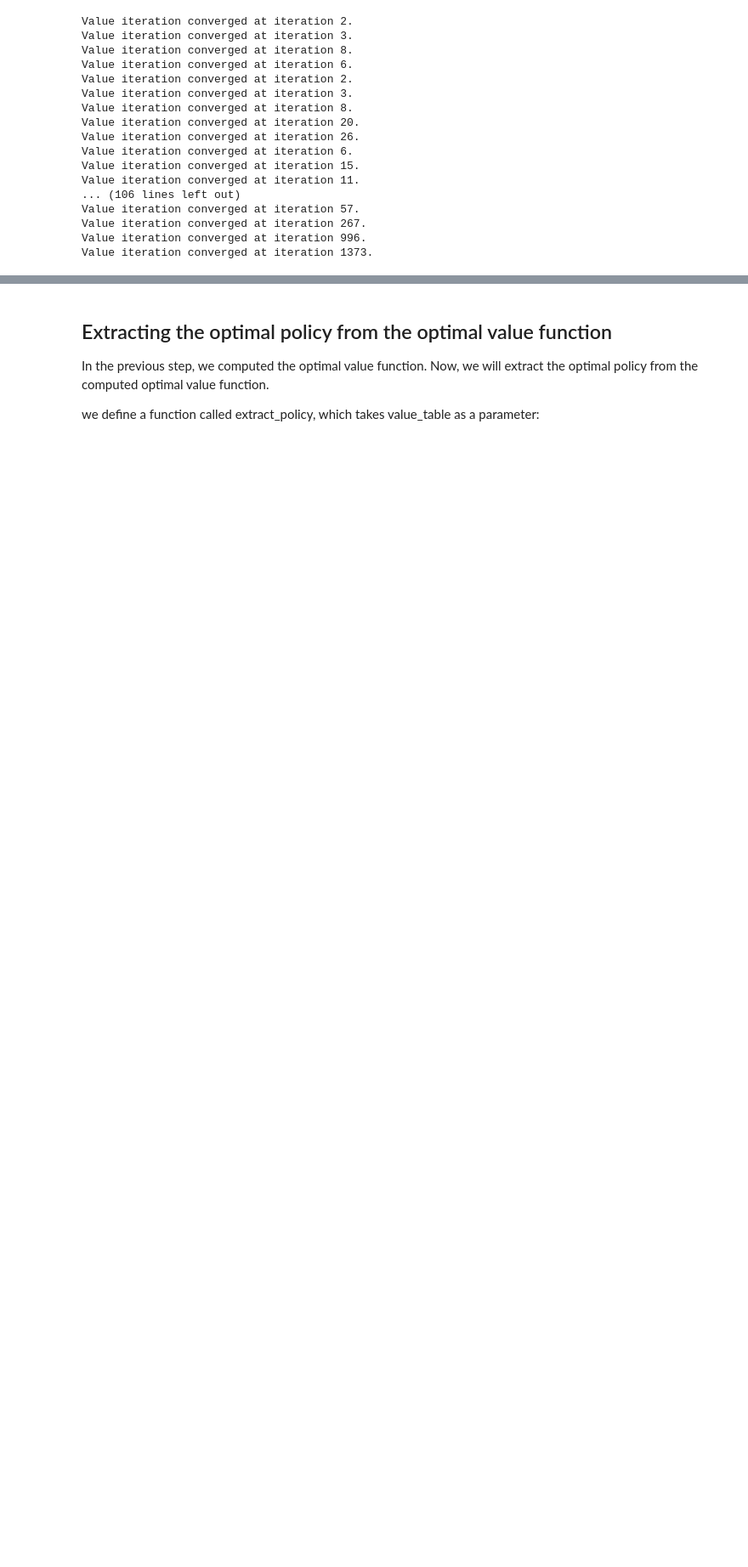
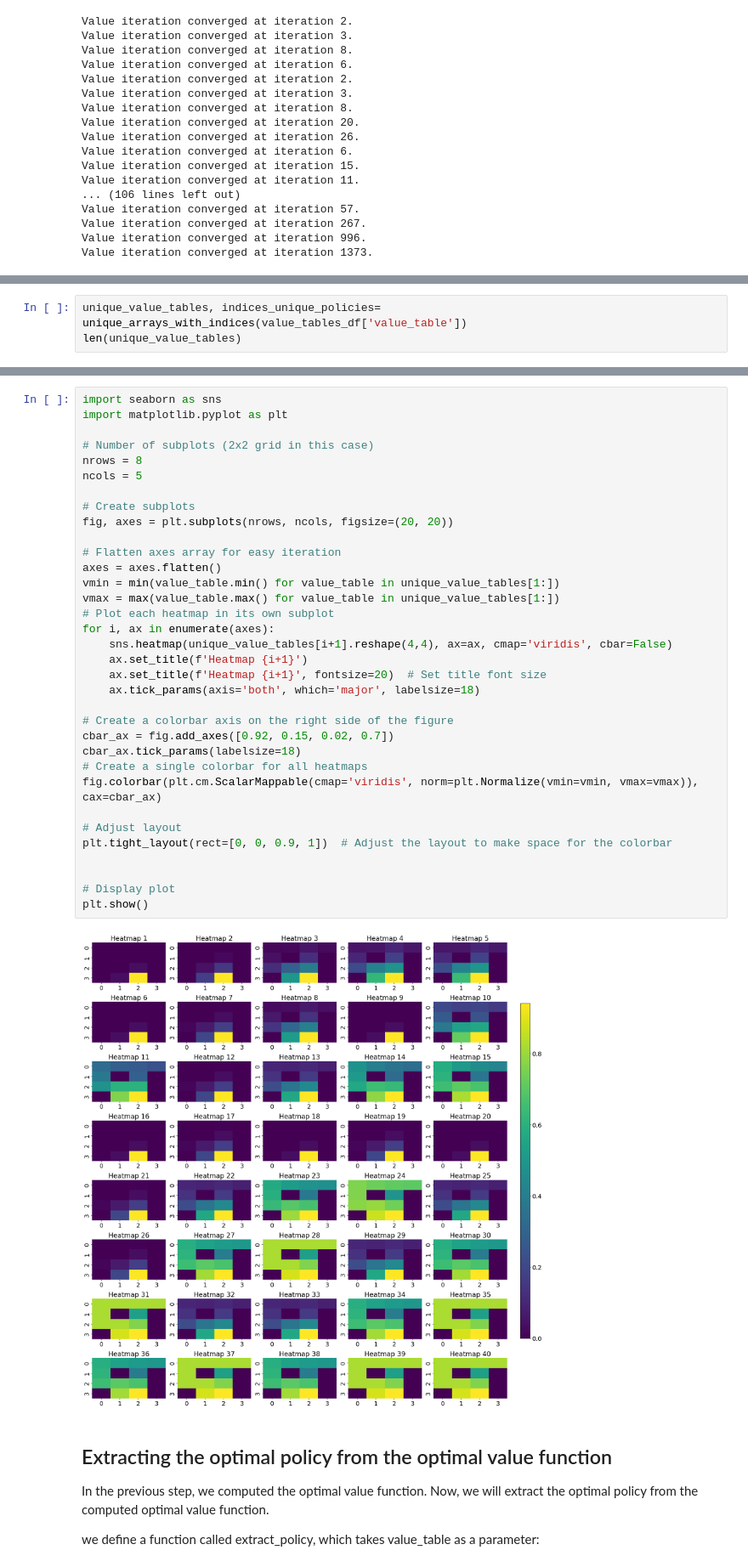
Before and after one commit to Ali-J-Fesharaki/Applied_ML_Course, a Jupyter notebook: ML-HW05/p3.ipynb, the cells around one changed output, grey strips where cells are left out. Shown at 85% size. Saved outputs shown, nothing was run; the diff lists cells and outputs as text; blank space fills up the shorter version.

```diff
--- a/ML-HW05/p3.ipynb
+++ b/ML-HW05/p3.ipynb
@@ -152,0 +162,3 @@ value_tables_df
+# %%
+unique_value_tables, indices_unique_policies= unique_arrays_with_indices(value_tables_df['value_table'])
+len(unique_value_tables)
@@ -153,3 +167,39 @@ value_tables_df
+# %%
+import seaborn as sns
+import matplotlib.pyplot as plt
+
+# Number of subplots (2x2 grid in this case)
+nrows = 8
+ncols = 5
+
+# Create subplots
+fig, axes = plt.subplots(nrows, ncols, figsize=(20, 20))
+
+# Flatten axes array for easy iteration
+axes = axes.flatten()
+vmin = min(value_table.min() for value_table in unique_value_tables[1:])
+vmax = max(value_table.max() for value_table in unique_value_tables[1:])
+# Plot each heatmap in its own subplot
+for i, ax in enumerate(axes):
+    sns.heatmap(unique_value_tables[i+1].reshape(4,4), ax=ax, cmap='viridis', cbar=False)
+    ax.set_title(f'Heatmap {i+1}')
+    ax.set_title(f'Heatmap {i+1}', fontsize=20)  # Set title font size
+    ax.tick_params(axis='both', which='major', labelsize=18)
+
+# Create a colorbar axis on the right side of the figure
+cbar_ax = fig.add_axes([0.92, 0.15, 0.02, 0.7])
+cbar_ax.tick_params(labelsize=18)
+# Create a single colorbar for all heatmaps
+fig.colorbar(plt.cm.ScalarMappable(cmap='viridis', norm=plt.Normalize(vmin=vmin, vmax=vmax)), cax=cbar_ax)
+
+# Adjust layout
+plt.tight_layout(rect=[0, 0, 0.9, 1])  # Adjust the layout to make space for the colorbar
+
+
+# Display plot
+plt.show()
+# %% [output]
+[figure, added]
 # %% [markdown]
 ## Extracting the optimal policy from the optimal value function
 
```
Also changed, not shown: parts of 7 cells of this notebook.
